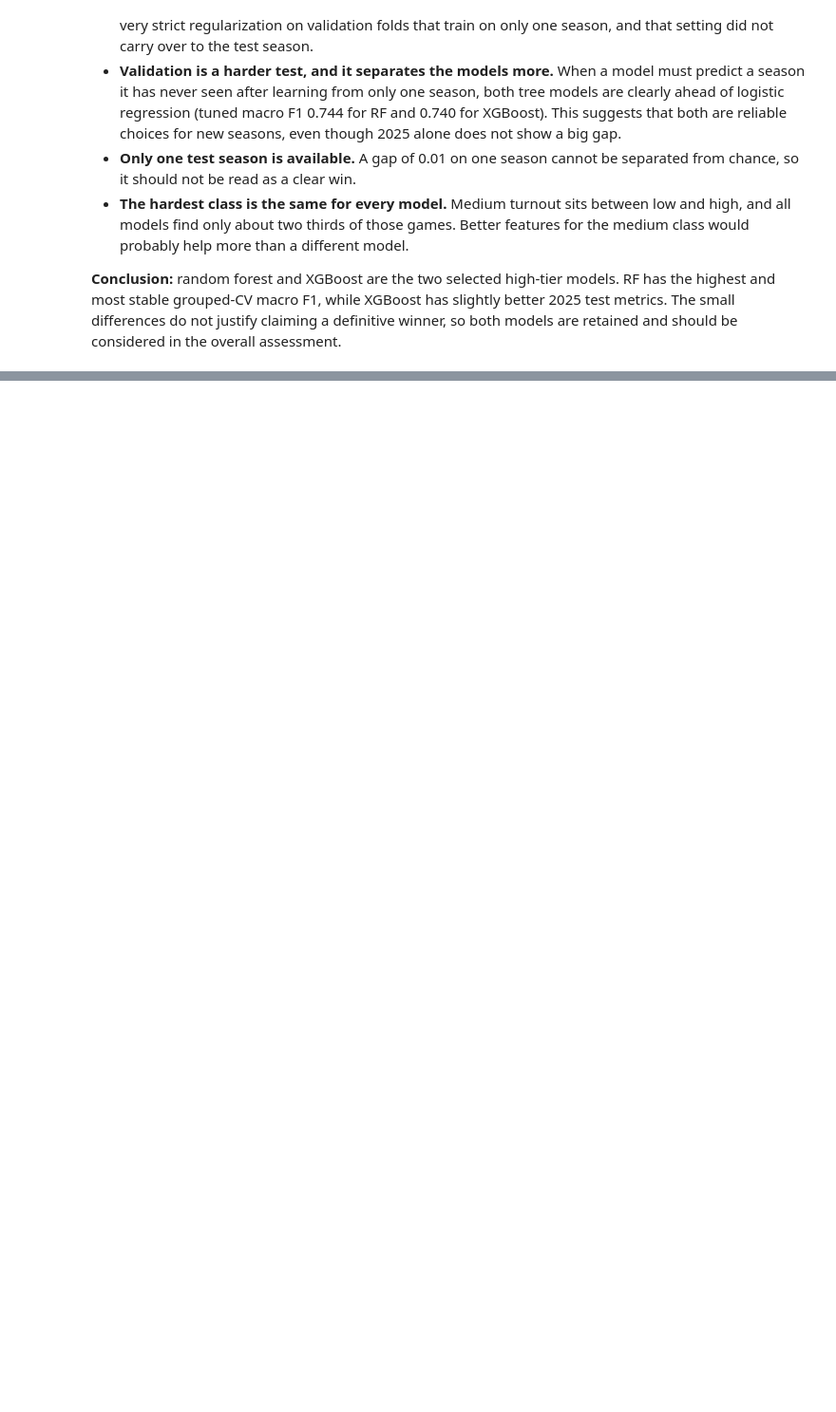
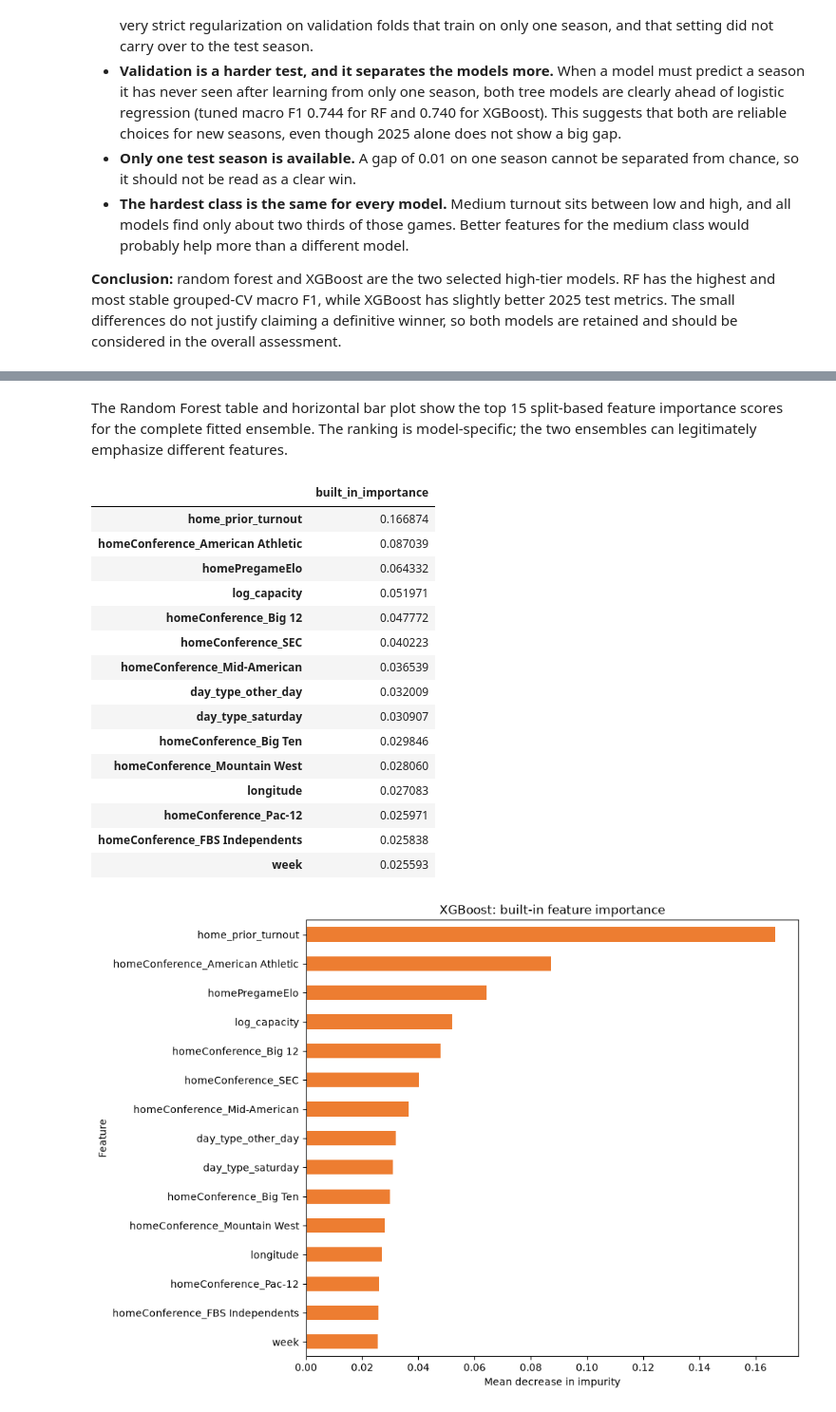
Before and after one commit to Break-Through-Tech/Sports-Analytics-1B-assessing-football-stadium-attendance-and-experience, a Jupyter notebook: notebooks/03_candidate_models.ipynb, the cells around one changed output, grey strips where cells are left out. Shown at 95% size. Cells and saved outputs as stored; diff of their text form; code cells hidden in the pictures; blank space fills up the shorter version.

```diff
--- a/notebooks/03_candidate_models.ipynb
+++ b/notebooks/03_candidate_models.ipynb
@@ -731,0 +865,29 @@ The likely reasons are:
+# %% [markdown]
+The Random Forest table and horizontal bar plot show the top 15 split-based feature importance scores for the complete fitted ensemble. The ranking is model-specific; the two ensembles can legitimately emphasize different features.
+# %%
+display(built_in_rankings["xgboost"].head(15).to_frame())
+fig, ax = plt.subplots(figsize=(10, 7))
+built_in_rankings["xgboost"].head(15).sort_values().plot.barh(ax=ax, color="#ED7D31")
+ax.set_title("XGBoost: built-in feature importance")
+ax.set_xlabel("Mean decrease in impurity")
+ax.set_ylabel("Feature")
+plt.tight_layout()
+plt.show()
+# %% [output]
+|  | built_in_importance |
+| home_prior_turnout | 0.166874 |
+| homeConference_American Athletic | 0.087039 |
+| homePregameElo | 0.064332 |
+| log_capacity | 0.051971 |
+| homeConference_Big 12 | 0.047772 |
+| homeConference_SEC | 0.040223 |
+| homeConference_Mid-American | 0.036539 |
+| day_type_other_day | 0.032009 |
+| day_type_saturday | 0.030907 |
+| homeConference_Big Ten | 0.029846 |
+| homeConference_Mountain West | 0.028060 |
+| longitude | 0.027083 |
+| homeConference_Pac-12 | 0.025971 |
+| homeConference_FBS Independents | 0.025838 |
+| week | 0.025593 |
+[figure, added]
```
Also changed, not shown: parts of 34 cells of this notebook.
